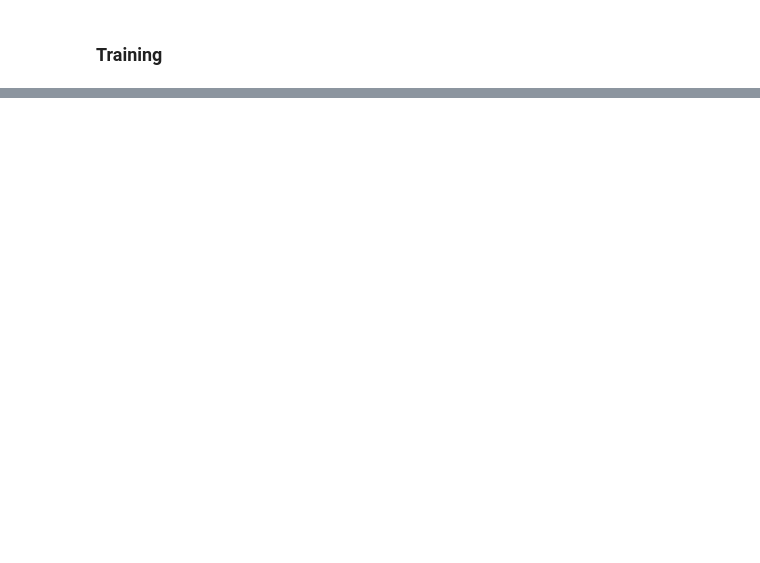
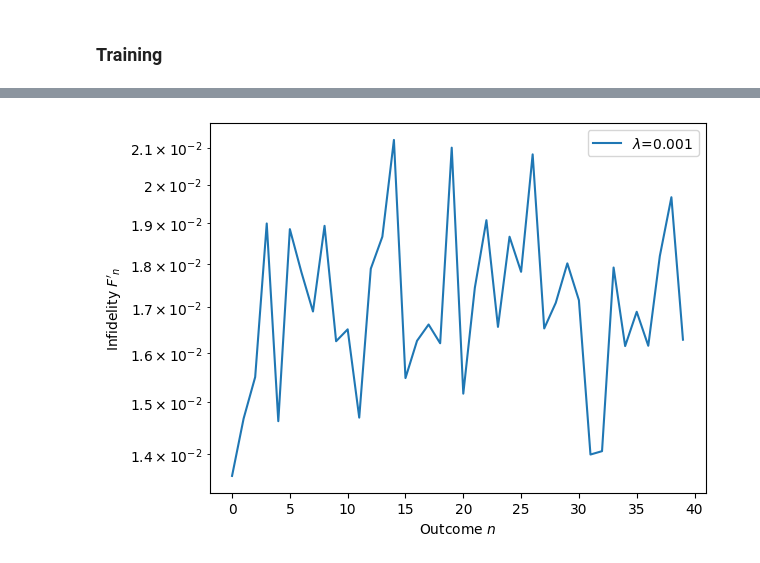
Before and after one commit to amanuelanteneh/gd-qdt, a Jupyter notebook: diag_gd_opt.ipynb, the cells around one changed output, grey strips where cells are left out. Drawn from its saved outputs; the diff is of its cells as text; code cells hidden in the pictures; blank space fills up the shorter version.

```diff
--- a/diag_gd_opt.ipynb
+++ b/diag_gd_opt.ipynb
@@ -168,0 +212,2 @@ pred_pov - true_povm: 0.147
+# %%
+Pi, prob = optimize_phase_insensitive_povm(targets.cpu().numpy(), probes.cpu().numpy(), lam)
@@ -168,0 +230,10 @@ pred_pov - true_povm: 0.147
+# %%
+trunc_n = 40
+plt.plot(list(range(trunc_n)), [1-F for F in Fs[:trunc_n]], label=rf"$\lambda$={lam}")  # get infidelities
+
+plt.legend()
+plt.yscale("log")
+plt.ylabel(r"Infidelity $F'_n$")
+plt.xlabel(r"Outcome $n$");
+# %% [output]
+[figure, added]
```
Also changed, not shown: parts of 15 cells of this notebook, 3 other files.
